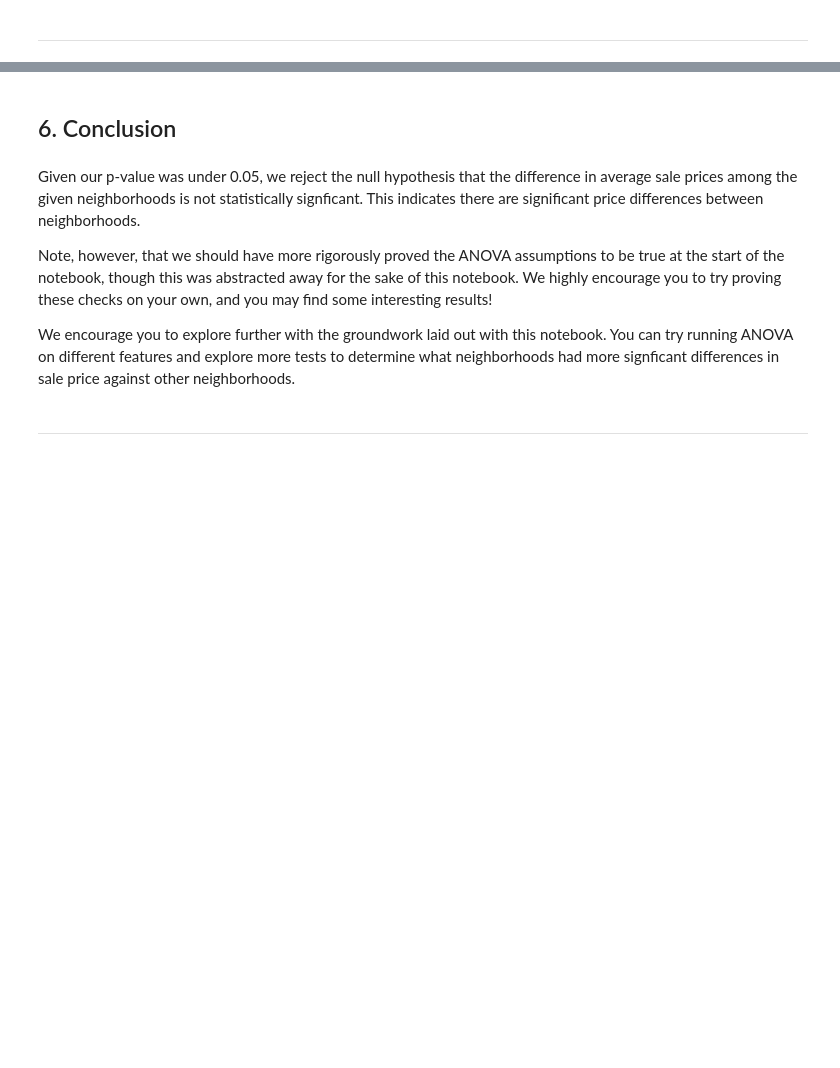
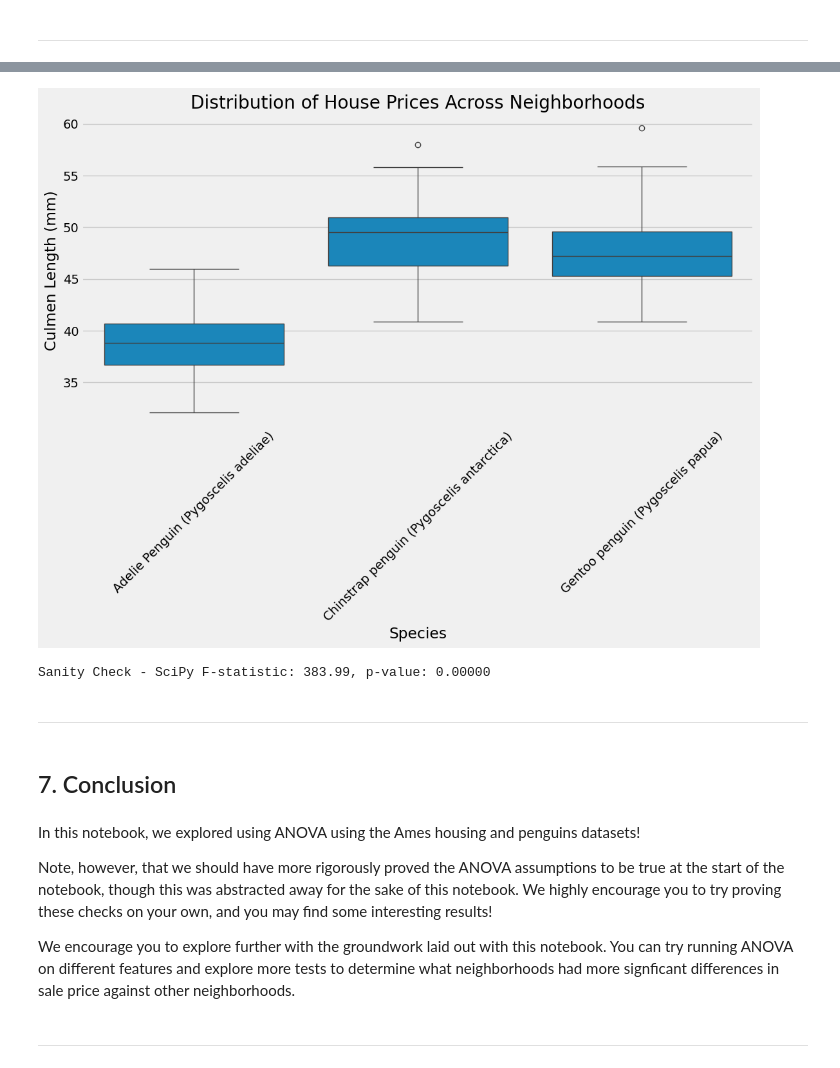
Before and after one commit to ds-modules/ecc-statistics, a Jupyter notebook: anova/anova.ipynb, the cells around one changed output, grey strips where cells are left out. Drawn from its saved outputs; the diff is of its cells as text; code cells hidden in the pictures; blank space fills up the shorter version.

```diff
--- a/anova/anova.ipynb
+++ b/anova/anova.ipynb
@@ -348,7 +397,31 @@ Sanity Check - SciPy F-statistic: 215.65, p-value: 0.00000
+# %%
+plt.figure(figsize=(12, 6))
+sns.boxplot(data=penguins, x="Species", y="Culmen Length (mm)")
+plt.xticks(rotation=45)
+plt.title("Distribution of House Prices Across Neighborhoods")
+plt.show()
+# %% [output]
+[figure, added]
+# %%
+# Prepare culmen_lengths data for each penguin species
+culmen_lengths = []
+for species in penguins["Species"].unique():
+    penguins_species = penguins[penguins["Species"] == species]
+    culmen_length = penguins_species["Culmen Length (mm)"]
+    culmen_lengths.append(culmen_length)
+
+# Run the One-Way ANOVA test
+anova_result = stats.f_oneway(*culmen_lengths)
+
+print(f"Sanity Check - SciPy F-statistic: {anova_result.statistic:.2f}, p-value: {anova_result.pvalue:.5f}")
+# %% [output]
+Sanity Check - SciPy F-statistic: 383.99, p-value: 0.00000
+# %% [markdown]
+---
 # %% [markdown]
-## 6. Conclusion
+## 7. Conclusion
 # %% [markdown]
-Given our p-value was under 0.05, we reject the null hypothesis that the difference in average sale prices among the given neighborhoods is not statistically signficant. This indicates there are significant price differences between neighborhoods.
+In this notebook, we explored using ANOVA using the Ames housing and penguins datasets!
 
 Note, however, that we should have more rigorously proved the ANOVA assumptions to be true at the start of the notebook, though this was abstracted away for the sake of this notebook. We highly encourage you to try proving these checks on your own, and you may find some interesting results!
 
```
Also changed, not shown: parts of 8 cells of this notebook, 5 other files.
